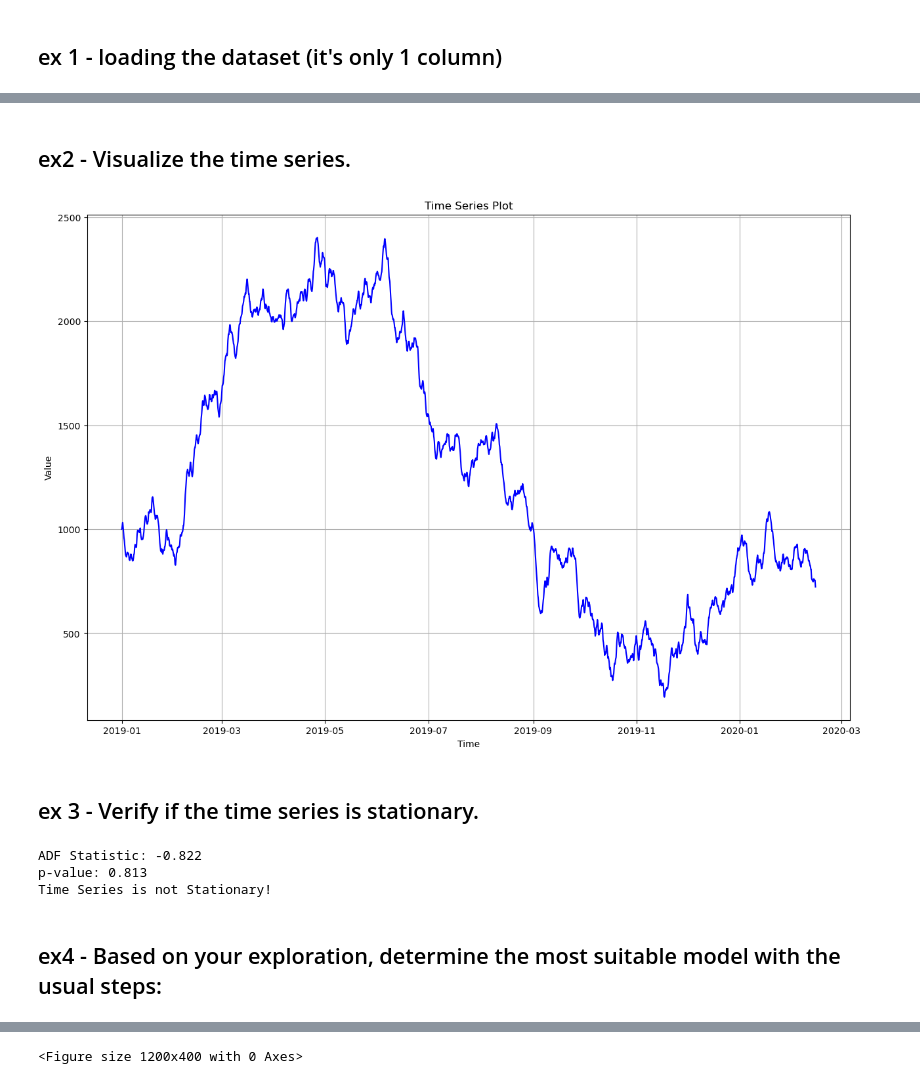
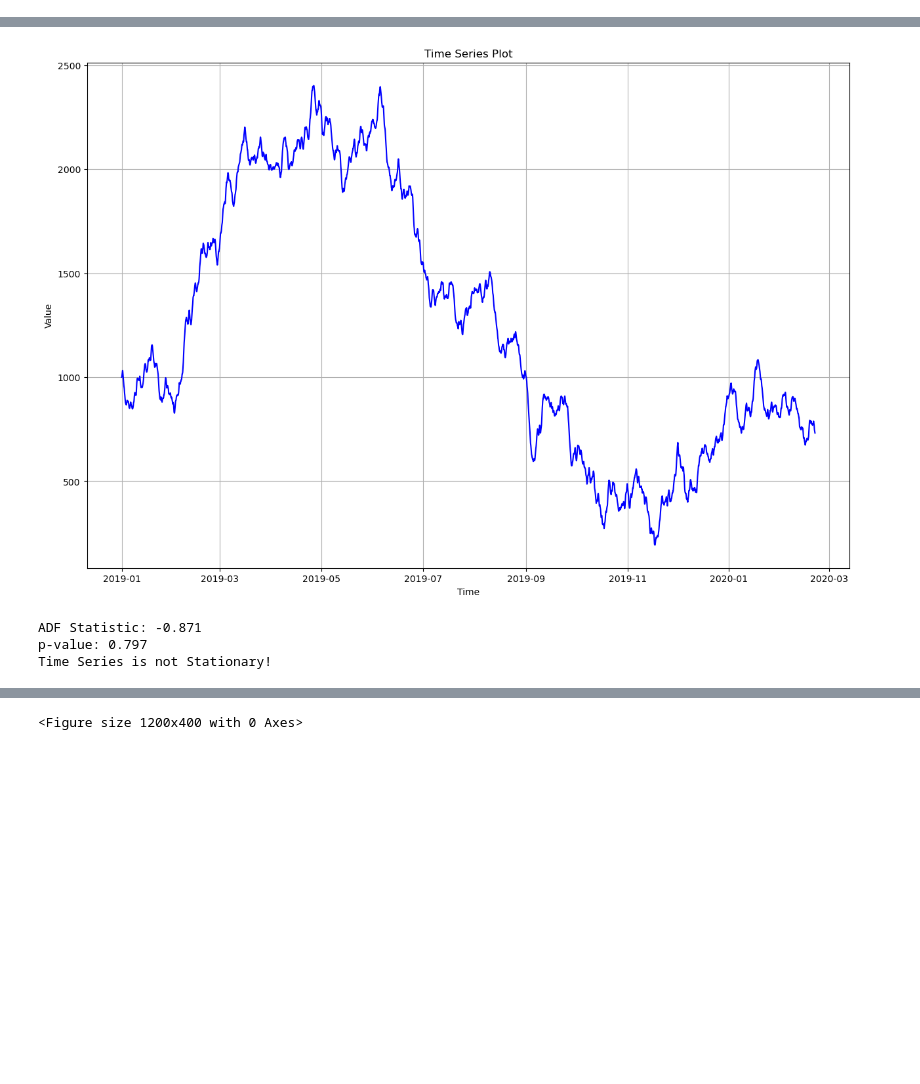
Before and after one commit to JoaoRFigueiredo/MEI-SIC, a Jupyter notebook: Ano1/MINDD/PL/Aula8/ficha_8.ipynb, the cells around one changed output, grey strips where cells are left out. Saved outputs shown, nothing was run; the diff lists cells and outputs as text; code cells hidden in the pictures; blank space fills up the shorter version.

```diff
--- a/Ano1/MINDD/PL/Aula8/ficha_8.ipynb
+++ b/Ano1/MINDD/PL/Aula8/ficha_8.ipynb
@@ -14,3 +18 @@ import statsmodels.api as sm
-# %% [markdown]
-## ex 1 - loading the dataset (it's only 1 column)
 # %%
@@ -50,28 +46,24 @@ time
 2020-02-21 15:00:00        732.190049
 
 [10000 rows x 1 columns]
-# %% [markdown]
-## ex2 - Visualize the time series.
 # %%
 #ex2 - Visualize the time series.
 #better to plot this time series
 
 plt.figure(figsize=(15, 10))
-plt.plot( df_train, linestyle='-', color='b')
+plt.plot( df, linestyle='-', color='b')
 plt.title('Time Series Plot')
 plt.xlabel('Time')
 plt.ylabel('Value')
 plt.grid(True)
 plt.show()
 # %% [output]
-[figure, old version]
+[figure, new version]
-# %% [markdown]
-## ex 3 - Verify if the time series is stationary.
 # %%
 #ex3
 # let's use the acrf to verify wether the time series is stationary
 
-ADF_result = adfuller(df_train)
+ADF_result = adfuller(df)
 
 print(f"ADF Statistic: {round(ADF_result[0], 3)}")
 print(f"p-value: {round(ADF_result[1], 3)}")
@@ -81,9 +73,7 @@ if round(ADF_result[1], 3) < 0.05:
 else:
     print('Time Series is not Stationary!')
 # %% [output]
-ADF Statistic: -0.822
-p-value: 0.813
+ADF Statistic: -0.871
+p-value: 0.797
 Time Series is not Stationary!
-# %% [markdown]
-## ex4 - Based on your exploration, determine the most suitable model with the usual steps:
 # %%
```
Also changed, not shown: parts of 15 cells of this notebook, 5 other files.
